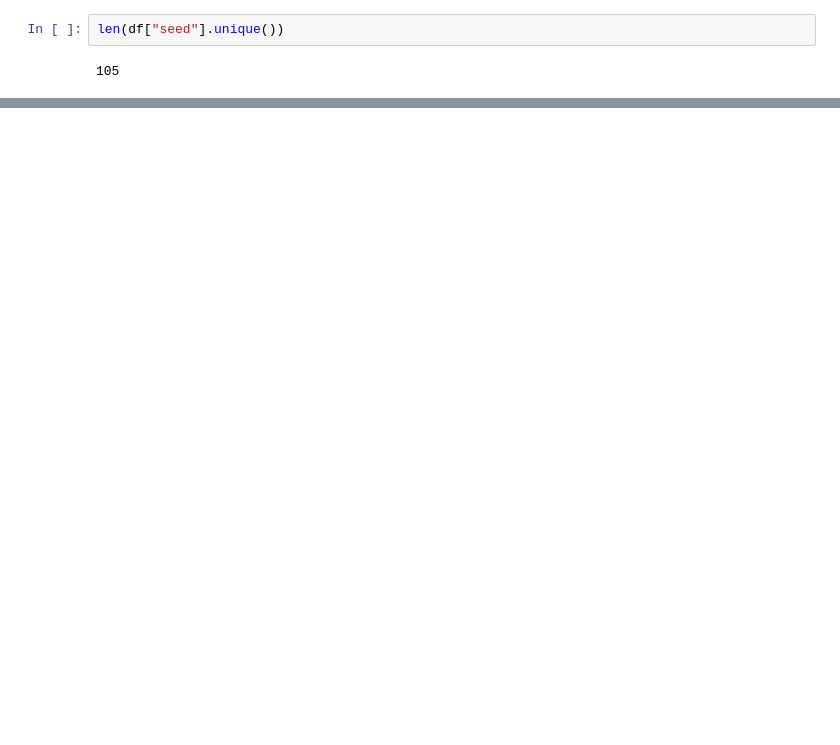
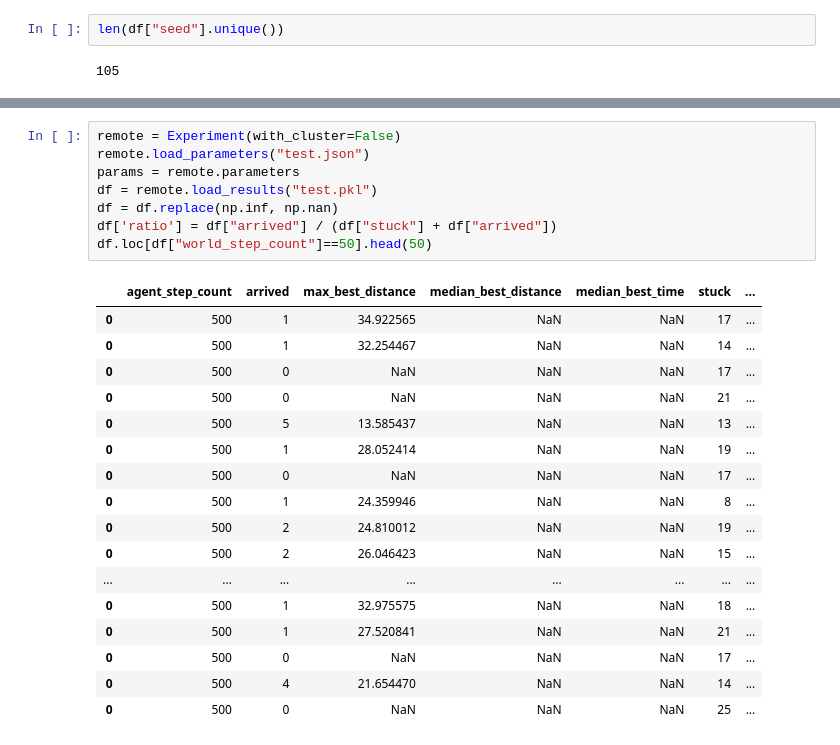
Before and after one commit to ovgu-FINken/ACO-MAPF, a Jupyter notebook: Aco-Visualization.ipynb, the cells around one changed output, grey strips where cells are left out. Saved outputs shown, nothing was run; the diff lists cells and outputs as text; blank space fills up the shorter version.

```diff
--- a/Aco-Visualization.ipynb
+++ b/Aco-Visualization.ipynb
@@ -188,0 +195,26 @@ experiment.save_parameters()
+# %%
+remote = Experiment(with_cluster=False)
+remote.load_parameters("test.json")
+params = remote.parameters
+df = remote.load_results("test.pkl")
+df = df.replace(np.inf, np.nan)
+df['ratio'] = df["arrived"] / (df["stuck"] + df["arrived"])
+df.loc[df["world_step_count"]==50].head(50)
+# %% [output]
+|  | agent_step_count | arrived | max_best_distance | median_best_distance | median_best_time | stuck | ... |
+| 0 | 500 | 1 | 34.922565 | NaN | NaN | 17 | ... |
+| 0 | 500 | 1 | 32.254467 | NaN | NaN | 14 | ... |
+| 0 | 500 | 0 | NaN | NaN | NaN | 17 | ... |
+| 0 | 500 | 0 | NaN | NaN | NaN | 21 | ... |
+| 0 | 500 | 5 | 13.585437 | NaN | NaN | 13 | ... |
+| 0 | 500 | 1 | 28.052414 | NaN | NaN | 19 | ... |
+| 0 | 500 | 0 | NaN | NaN | NaN | 17 | ... |
+| 0 | 500 | 1 | 24.359946 | NaN | NaN | 8 | ... |
+| 0 | 500 | 2 | 24.810012 | NaN | NaN | 19 | ... |
+| 0 | 500 | 2 | 26.046423 | NaN | NaN | 15 | ... |
+| ... | ... | ... | ... | ... | ... | ... | ... |
+| 0 | 500 | 1 | 32.975575 | NaN | NaN | 18 | ... |
+| 0 | 500 | 1 | 27.520841 | NaN | NaN | 21 | ... |
+| 0 | 500 | 0 | NaN | NaN | NaN | 17 | ... |
+| 0 | 500 | 4 | 21.654470 | NaN | NaN | 14 | ... |
+| 0 | 500 | 0 | NaN | NaN | NaN | 25 | ... |
```
Also changed, not shown: parts of 5 cells of this notebook, 2 other files.
